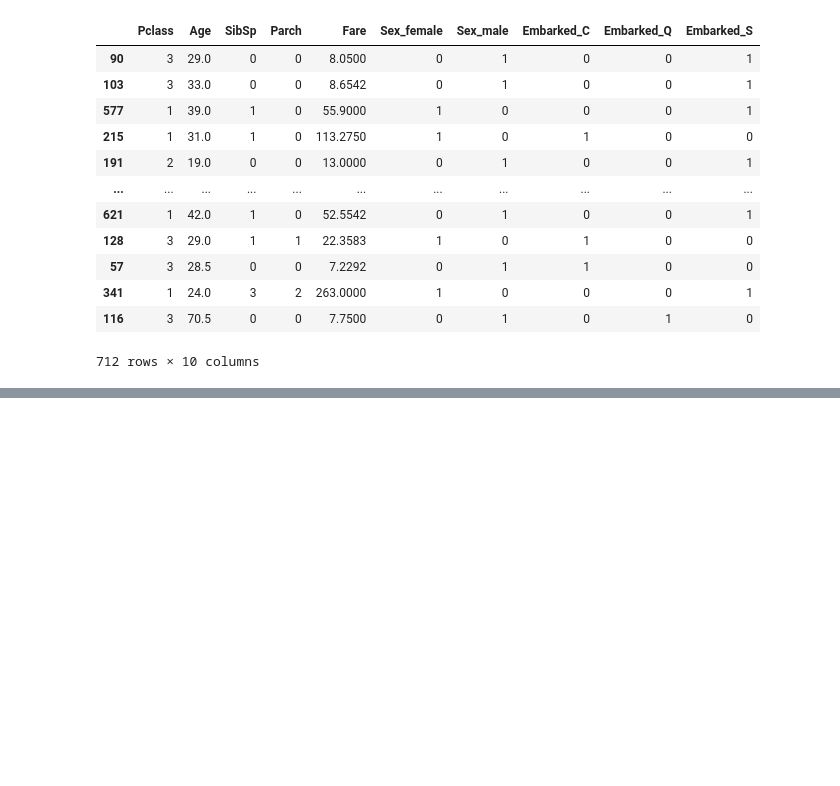
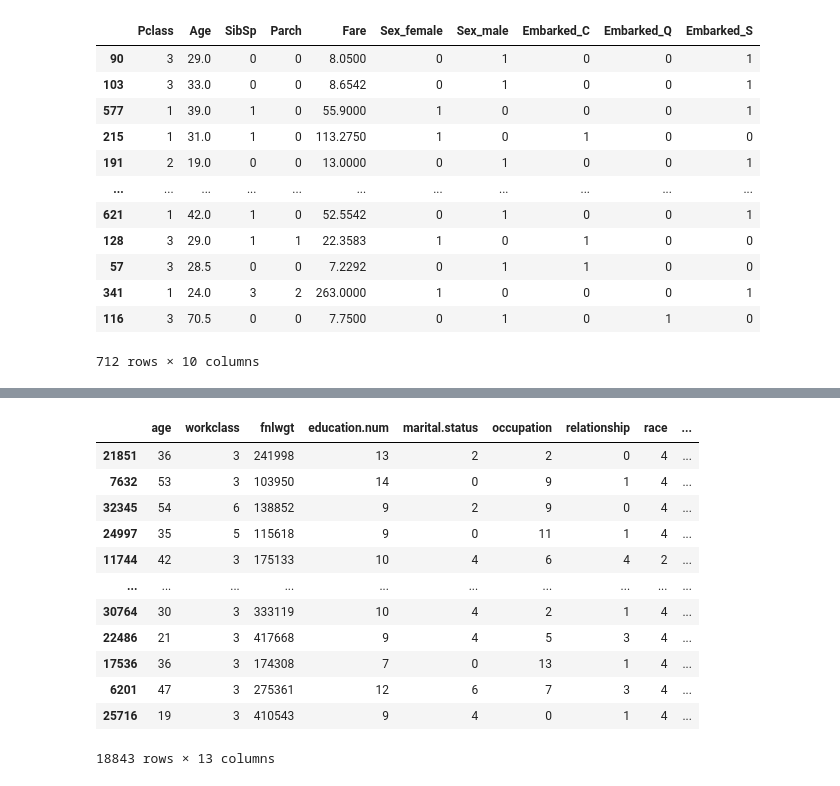
Before and after one commit to meshob2002/Big_certi_practice, a Jupyter notebook: Big_Certification.ipynb, the cells around one changed output, grey strips where cells are left out. Saved outputs shown, nothing was run; the diff lists cells and outputs as text; code cells hidden in the pictures; blank space fills up the shorter version.

```diff
--- a/Big_Certification.ipynb
+++ b/Big_Certification.ipynb
@@ -3191,0 +3686,8 @@ print('정확도 : ', clf.score(X,y))
+# %%
+#결측치 처리 및 id 컬럼 삭제, education.num과 education은 동일한 컬럼으로 봐도 무방, education 컬럼 제거
+X_train[['workclass','occupation','native.country']]=X_train[['workclass','occupation','native.country']].fillna('Unkown')
+X_train.drop(columns=['id','education'],inplace=True)
+X_test.drop(columns=['id','education'],inplace=True)
+y_train.drop(columns=['id',],inplace=True)
+y_test.drop(columns=['id',],inplace=True)
+X_train.isnull().sum()
@@ -3191,0 +3709,44 @@ print('정확도 : ', clf.score(X,y))
+# %%
+# target value 값 변경 <=50 -> 0 50< -> 1
+y_train.replace(['<=50K','>50K'], [0,1],inplace=True)
+y_test.replace(['<=50K','>50K'], [0,1],inplace=True)
+# %%
+#label incoding 진행
+from sklearn.preprocessing import LabelEncoder
+label = LabelEncoder()
+for i in cat_features:
+    X_train[cat_features] = X_train[cat_features].apply(label.fit_transform)
+    X_test[cat_features] = X_test[cat_features].apply(label.fit_transform)
+# %%
+# IQR을 이용한 이상치 제거 (너무 많이 없어짐, 제거후 데이터와 제거전 데이터셋 비교 필요)
+def del_IQR(df,y,column) :
+    Q_1 = df[column].quantile(0.25)
+    Q_3 = df[column].quantile(0.75)
+    IQR = Q_3 - Q_1
+    upper = Q_3 + 1.5*IQR
+    lower = Q_1 - 1.5*IQR
+    upper_idx = df[df[column]>upper].index
+    lower_idx = df[df[column]<lower].index
+    df = df.drop(upper_idx)
+    df = df.drop(lower_idx)
+    y = y.drop(upper_idx)
+    y = y.drop(lower_idx)
+    return df, y
+for i in numeric_columns :
+    X_train_IQR, y_train_IQR = del_IQR(X_train, y_train, i)
+# %%
+X_train_IQR
+# %% [output]
+|  | age | workclass | fnlwgt | education.num | marital.status | occupation | relationship | race | ... |
+| 21851 | 36 | 3 | 241998 | 13 | 2 | 2 | 0 | 4 | ... |
+| 7632 | 53 | 3 | 103950 | 14 | 0 | 9 | 1 | 4 | ... |
+| 32345 | 54 | 6 | 138852 | 9 | 2 | 9 | 0 | 4 | ... |
+| 24997 | 35 | 5 | 115618 | 9 | 0 | 11 | 1 | 4 | ... |
+| 11744 | 42 | 3 | 175133 | 10 | 4 | 6 | 4 | 2 | ... |
+| ... | ... | ... | ... | ... | ... | ... | ... | ... | ... |
+| 30764 | 30 | 3 | 333119 | 10 | 4 | 2 | 1 | 4 | ... |
+| 22486 | 21 | 3 | 417668 | 9 | 4 | 5 | 3 | 4 | ... |
+| 17536 | 36 | 3 | 174308 | 7 | 0 | 13 | 1 | 4 | ... |
+| 6201 | 47 | 3 | 275361 | 12 | 6 | 7 | 3 | 4 | ... |
+| 25716 | 19 | 3 | 410543 | 9 | 4 | 0 | 1 | 4 | ... |
+18843 rows × 13 columns
```
Also changed, not shown: parts of 64 cells of this notebook.
